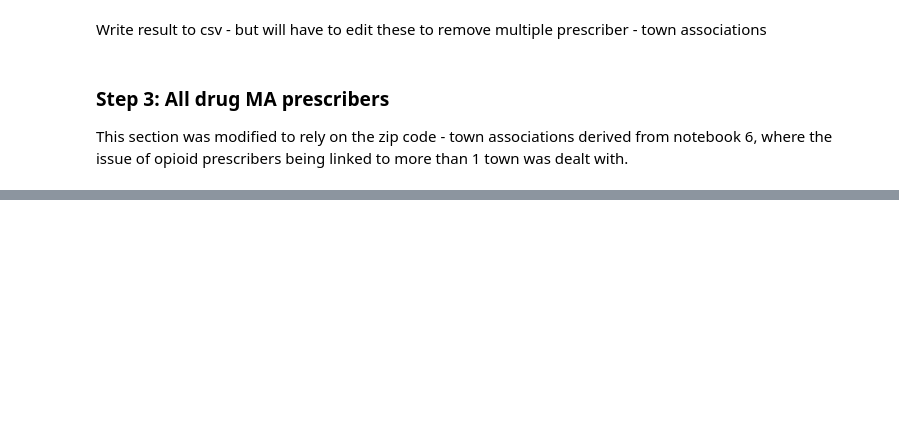
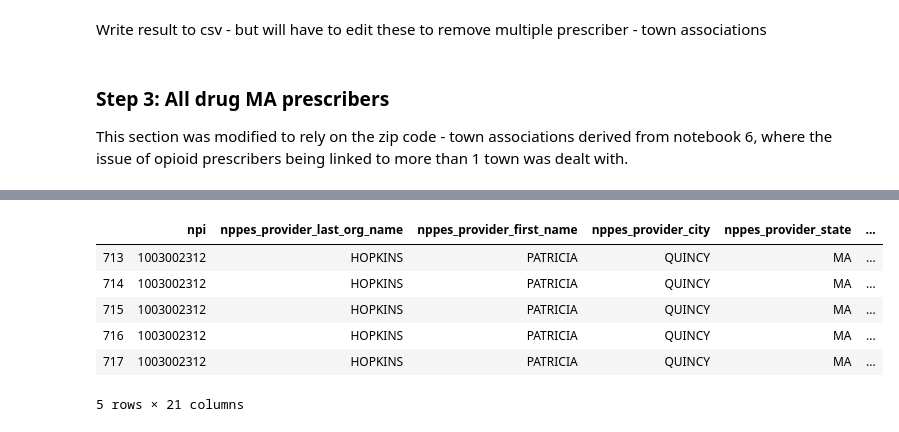
Before and after one commit to darya-akimova/biobot_insight_project, a Jupyter notebook: code/cleaning_and_eda/notebook_5_medicare_opioid_and_nonopioid_prescriber_cleanup_and_town_join.ipynb, the cells around one changed output, grey strips where cells are left out. Cells and saved outputs as stored; diff of their text form; code cells hidden in the pictures; blank space fills up the shorter version.

```diff
--- a/code/cleaning_and_eda/notebook_5_medicare_opioid_and_nonopioid_prescriber_cleanup_and_town_join.ipynb
+++ b/code/cleaning_and_eda/notebook_5_medicare_opioid_and_nonopioid_prescriber_cleanup_and_town_join.ipynb
@@ -1036,3 +1280,2 @@ sns.pairplot(benzo_town_sum_norm, hue="generic_name")
 # %%
-#cms_all_pres_raw = pd.read_csv("../../data/raw_data/medicare_prescription_all_drugs/PartD_Prescriber_PUF_NPI_Drug_17.txt", sep='\t')
-del cms_all_pres_raw
+all_pres_16_raw =  pd.read_csv("../../data/raw_data/medicare_prescription_all_drugs/PartD_Prescriber_PUF_NPI_Drug_16.txt", sep='\t')
@@ -1043,6 +1294,14 @@ cms_all_pres_16_raw.columns
 # %%
-all_pres_16_MA = cms_all_pres_16_raw[cms_all_pres_16_raw['nppes_provider_state'] == 'MA']
+all_pres_16_MA = all_pres_16_raw[all_pres_16_raw['nppes_provider_state'] == 'MA']
 all_pres_16_MA.head()
+# %% [output]
+|  | npi | nppes_provider_last_org_name | nppes_provider_first_name | nppes_provider_city | nppes_provider_state | ... |
+| 713 | 1003002312 | HOPKINS | PATRICIA | QUINCY | MA | ... |
+| 714 | 1003002312 | HOPKINS | PATRICIA | QUINCY | MA | ... |
+| 715 | 1003002312 | HOPKINS | PATRICIA | QUINCY | MA | ... |
+| 716 | 1003002312 | HOPKINS | PATRICIA | QUINCY | MA | ... |
+| 717 | 1003002312 | HOPKINS | PATRICIA | QUINCY | MA | ... |
+5 rows × 21 columns
 # %%
 alprazolam_16_pres = all_pres_16_MA[all_pres_16_MA['generic_name'].str.lower().str.find('alprazolam') >= 0]
 print(alprazolam_16_pres.shape)
```
Also changed, not shown: parts of 88 cells of this notebook, 2 other files.
